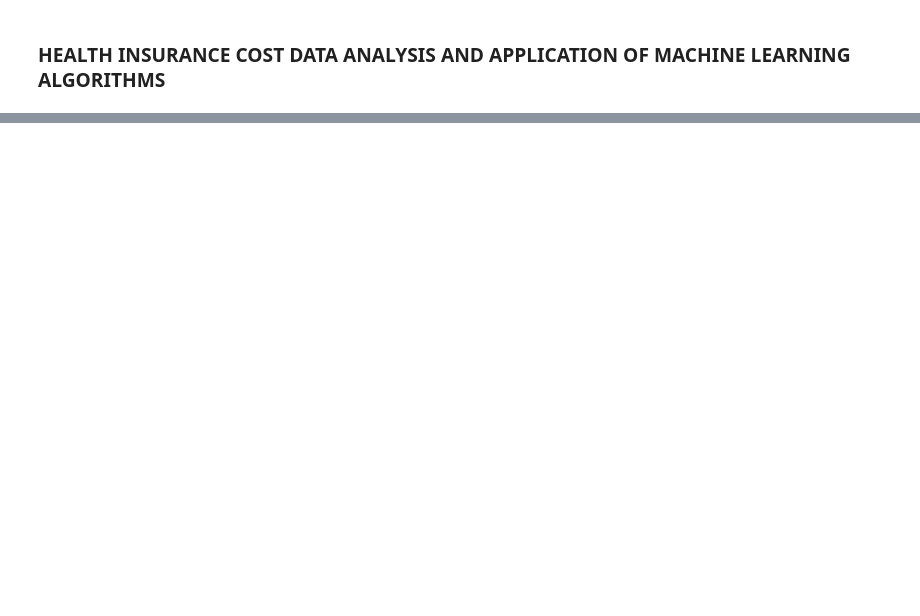
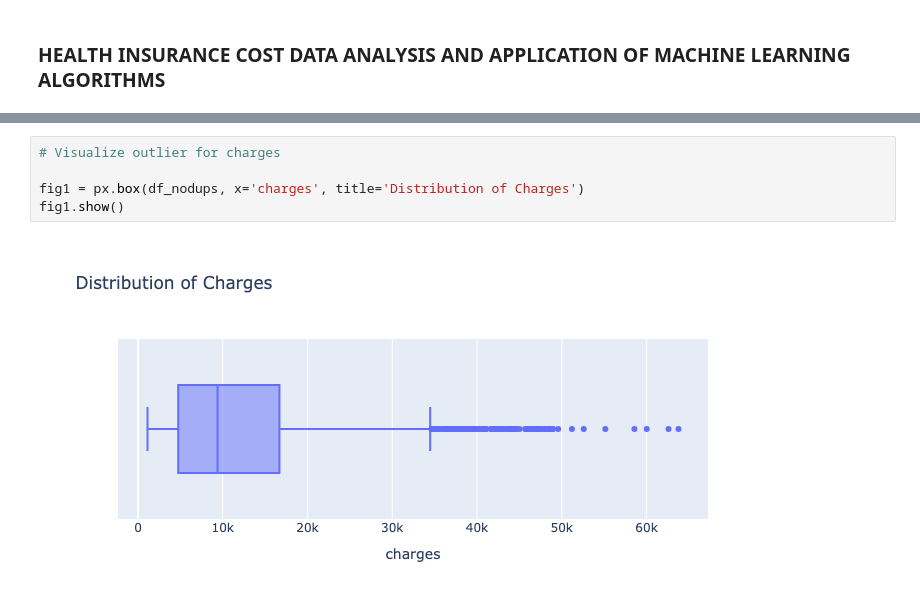
Before and after one commit to kfmatovic716/HEALTH-INSURANCE-COST-ML, a Jupyter notebook: health_insurance.ipynb, the cells around one changed output, grey strips where cells are left out. Cells and saved outputs as stored; diff of their text form; blank space fills up the shorter version.

```diff
--- a/health_insurance.ipynb
+++ b/health_insurance.ipynb
@@ -93,0 +167,7 @@ data.corr()
+# %%
+# Visualize outlier for charges
+
+fig1 = px.box(df_nodups, x='charges', title='Distribution of Charges')
+fig1.show()
+# %% [output]
+[figure, added]
```
Also changed, not shown: parts of 37 cells of this notebook, 2 other files.
